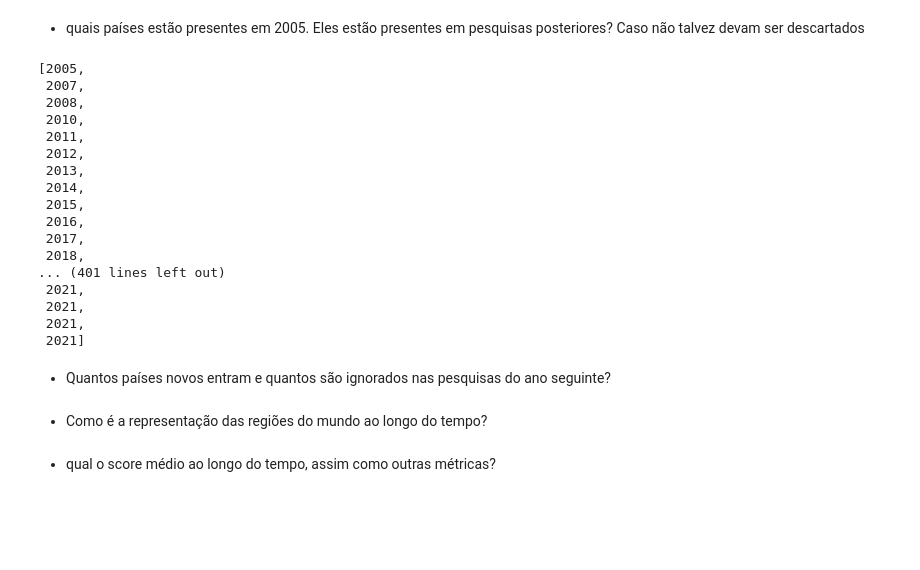
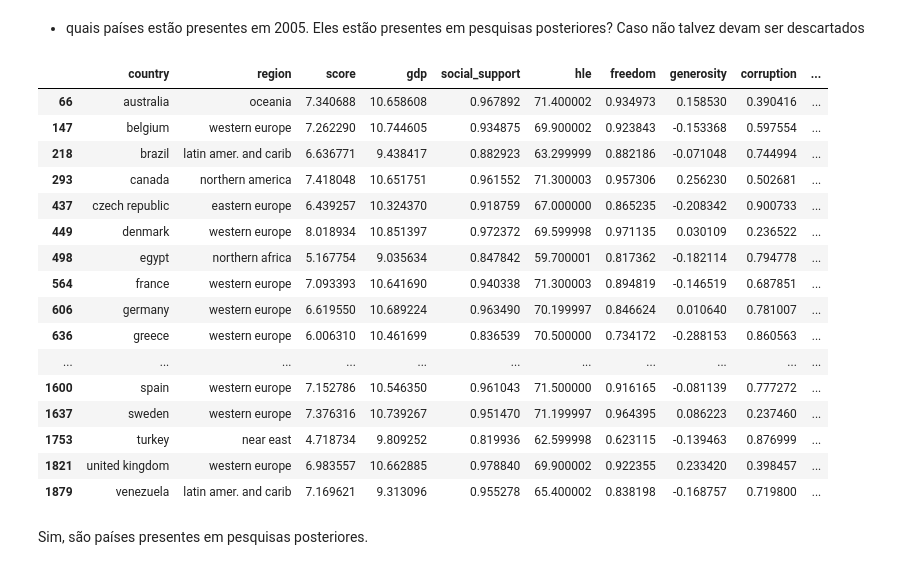
Before and after one commit to SalatielBairros/world-happiness-report, a Jupyter notebook: analysis/MultivariateAnalysis.ipynb, the cells around one changed output. Cells and saved outputs as stored; diff of their text form; code cells hidden in the pictures; blank space fills up the shorter version.

```diff
--- a/analysis/MultivariateAnalysis.ipynb
+++ b/analysis/MultivariateAnalysis.ipynb
@@ -460,54 +460,25 @@ Não faz sentindo esse atributo cair com o passar do tempo, uma explicação ser
 ## Year
 # %% [markdown]
 * quais países estão presentes em 2005. Eles estão presentes em pesquisas posteriores? Caso não talvez devam ser descartados
-# %%
-# list_unique_countries = dataset['country'].unique()
-# dataset[['year','country']]
-
-dataset_to_json = dataset[['year','country']].to_json(orient="records")
-dataset_parsed = json.loads(dataset_to_json)
-
-# present_in_2005 = []
-
-# for item in dataset_parsed:
-#   if item['year'] == 2005:
-#     present_in_2005.append({
-#       item['country']: item['year']
-#     })
-
-# # present_in_2005
-
-# present_year = []
-
-# for item in dataset_parsed:
-#   # print(item['country'])
-#   for i in present_in_2005:
-#     # print(i)
-#     if item['country'] in i:
-#       present_year.append(item['year'])
-
-# present_year
-# %% [output]
-[2005,
- 2007,
- 2008,
- 2010,
- 2011,
- 2012,
- 2013,
- 2014,
- 2015,
- 2016,
- 2017,
- 2018,
-... (401 lines left out)
- 2021,
- 2021,
- 2021,
- 2021]
-# %% [markdown]
-* Quantos países novos entram e quantos são ignorados nas pesquisas do ano seguinte?
-# %% [markdown]
-* Como é a representação das regiões do mundo ao longo do tempo?
-# %% [markdown]
-* qual o score médio ao longo do tempo, assim como outras métricas?
+# %%
+dataset.query('year == 2005')
+# %% [output]
+|  | country | region | score | gdp | social_support | hle | freedom | generosity | corruption | ... |
+| 66 | australia | oceania | 7.340688 | 10.658608 | 0.967892 | 71.400002 | 0.934973 | 0.158530 | 0.390416 | ... |
+| 147 | belgium | western europe | 7.262290 | 10.744605 | 0.934875 | 69.900002 | 0.923843 | -0.153368 | 0.597554 | ... |
+| 218 | brazil | latin amer. and carib | 6.636771 | 9.438417 | 0.882923 | 63.299999 | 0.882186 | -0.071048 | 0.744994 | ... |
+| 293 | canada | northern america | 7.418048 | 10.651751 | 0.961552 | 71.300003 | 0.957306 | 0.256230 | 0.502681 | ... |
+| 437 | czech republic | eastern europe | 6.439257 | 10.324370 | 0.918759 | 67.000000 | 0.865235 | -0.208342 | 0.900733 | ... |
+| 449 | denmark | western europe | 8.018934 | 10.851397 | 0.972372 | 69.599998 | 0.971135 | 0.030109 | 0.236522 | ... |
+| 498 | egypt | northern africa | 5.167754 | 9.035634 | 0.847842 | 59.700001 | 0.817362 | -0.182114 | 0.794778 | ... |
+| 564 | france | western europe | 7.093393 | 10.641690 | 0.940338 | 71.300003 | 0.894819 | -0.146519 | 0.687851 | ... |
+| 606 | germany | western europe | 6.619550 | 10.689224 | 0.963490 | 70.199997 | 0.846624 | 0.010640 | 0.781007 | ... |
+| 636 | greece | western europe | 6.006310 | 10.461699 | 0.836539 | 70.500000 | 0.734172 | -0.288153 | 0.860563 | ... |
+| ... | ... | ... | ... | ... | ... | ... | ... | ... | ... | ... |
+| 1600 | spain | western europe | 7.152786 | 10.546350 | 0.961043 | 71.500000 | 0.916165 | -0.081139 | 0.777272 | ... |
+| 1637 | sweden | western europe | 7.376316 | 10.739267 | 0.951470 | 71.199997 | 0.964395 | 0.086223 | 0.237460 | ... |
+| 1753 | turkey | near east | 4.718734 | 9.809252 | 0.819936 | 62.599998 | 0.623115 | -0.139463 | 0.876999 | ... |
+| 1821 | united kingdom | western europe | 6.983557 | 10.662885 | 0.978840 | 69.900002 | 0.922355 | 0.233420 | 0.398457 | ... |
+| 1879 | venezuela | latin amer. and carib | 7.169621 | 9.313096 | 0.955278 | 65.400002 | 0.838198 | -0.168757 | 0.719800 | ... |
+# %% [markdown]
+Sim, são países presentes em pesquisas posteriores.
```
